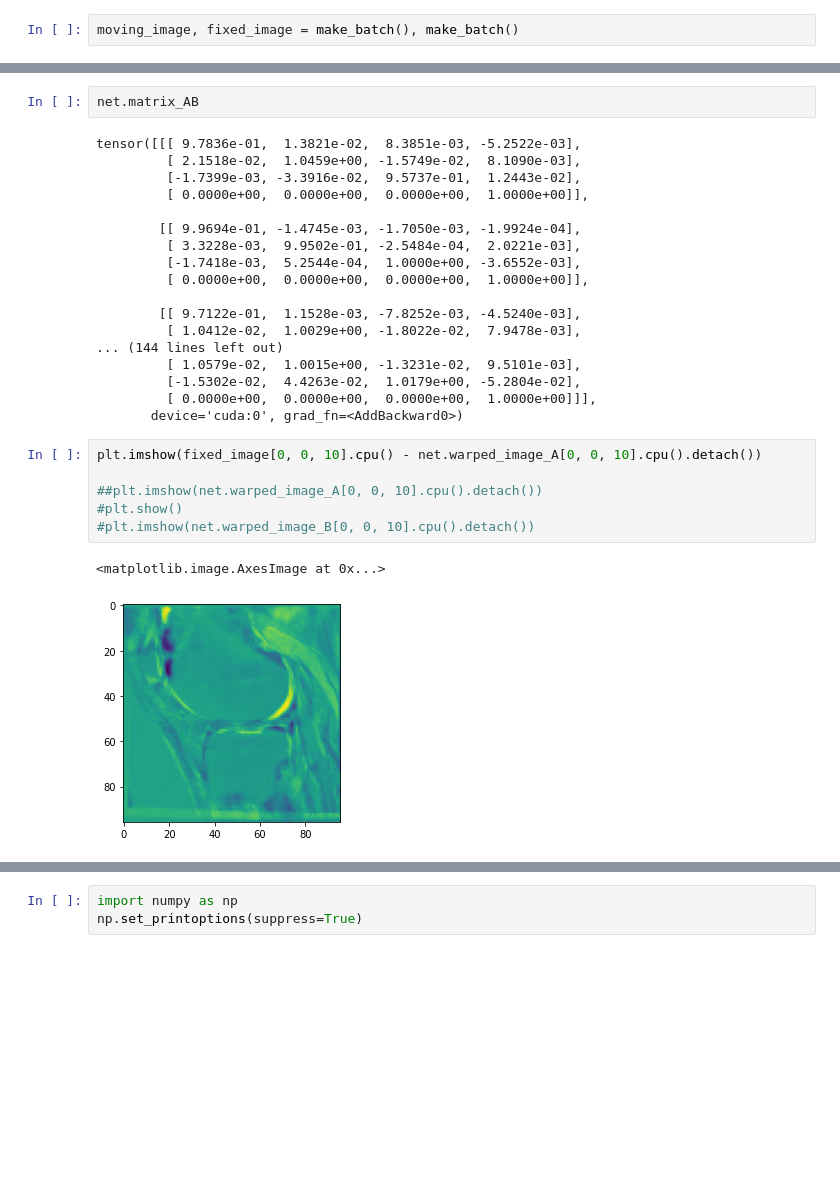
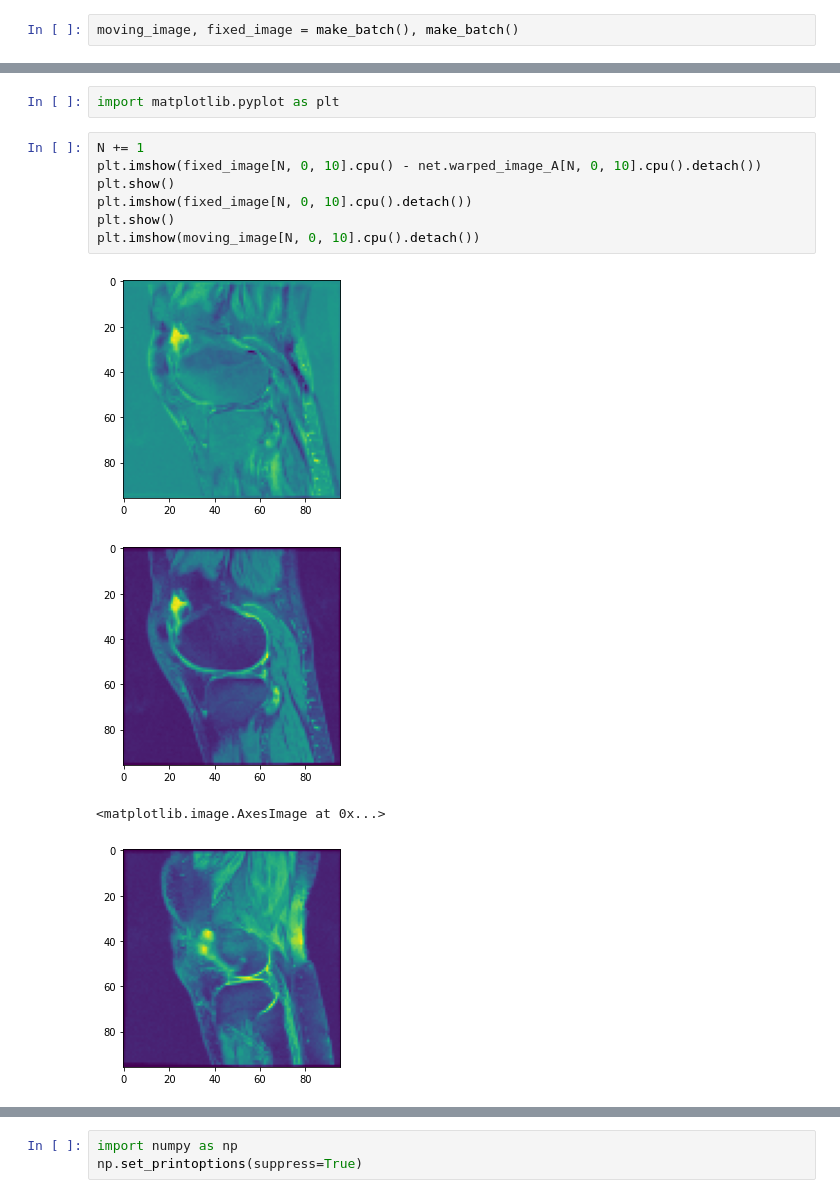
Before and after one commit to HastingsGreer/InverseConsistency, a Jupyter notebook: notebooks/InvestigateAffineDeformableKnee.ipynb, the cells around one changed output, grey strips where cells are left out. Drawn from its saved outputs; the diff is of its cells as text; blank space fills up the shorter version.

```diff
--- a/notebooks/InvestigateAffineDeformableKnee.ipynb
+++ b/notebooks/InvestigateAffineDeformableKnee.ipynb
@@ -66,29 +68,14 @@ net(moving_image, fixed_image)
-# %%
-net.matrix_AB
-# %% [output]
-tensor([[[ 9.7836e-01,  1.3821e-02,  8.3851e-03, -5.2522e-03],
-         [ 2.1518e-02,  1.0459e+00, -1.5749e-02,  8.1090e-03],
-         [-1.7399e-03, -3.3916e-02,  9.5737e-01,  1.2443e-02],
-         [ 0.0000e+00,  0.0000e+00,  0.0000e+00,  1.0000e+00]],
-
-        [[ 9.9694e-01, -1.4745e-03, -1.7050e-03, -1.9924e-04],
-         [ 3.3228e-03,  9.9502e-01, -2.5484e-04,  2.0221e-03],
-         [-1.7418e-03,  5.2544e-04,  1.0000e+00, -3.6552e-03],
-         [ 0.0000e+00,  0.0000e+00,  0.0000e+00,  1.0000e+00]],
-
-        [[ 9.7122e-01,  1.1528e-03, -7.8252e-03, -4.5240e-03],
-         [ 1.0412e-02,  1.0029e+00, -1.8022e-02,  7.9478e-03],
-... (144 lines left out)
-         [ 1.0579e-02,  1.0015e+00, -1.3231e-02,  9.5101e-03],
-         [-1.5302e-02,  4.4263e-02,  1.0179e+00, -5.2804e-02],
-         [ 0.0000e+00,  0.0000e+00,  0.0000e+00,  1.0000e+00]]],
-       device='cuda:0', grad_fn=<AddBackward0>)
+# %%
+import matplotlib.pyplot as plt
 # %%
-plt.imshow(fixed_image[0, 0, 10].cpu() - net.warped_image_A[0, 0, 10].cpu().detach())
-
-##plt.imshow(net.warped_image_A[0, 0, 10].cpu().detach())
-#plt.show()
-#plt.imshow(net.warped_image_B[0, 0, 10].cpu().detach())
+N += 1
+plt.imshow(fixed_image[N, 0, 10].cpu() - net.warped_image_A[N, 0, 10].cpu().detach())
+plt.show()
+plt.imshow(fixed_image[N, 0, 10].cpu().detach())
+plt.show()
+plt.imshow(moving_image[N, 0, 10].cpu().detach())
 # %% [output]
+[figure, new version]
+[figure, added]
 <matplotlib.image.AxesImage at 0x...>
-[figure, old version]
+[figure, added]
```
Also changed, not shown: parts of 34 cells of this notebook, 1 other file.
